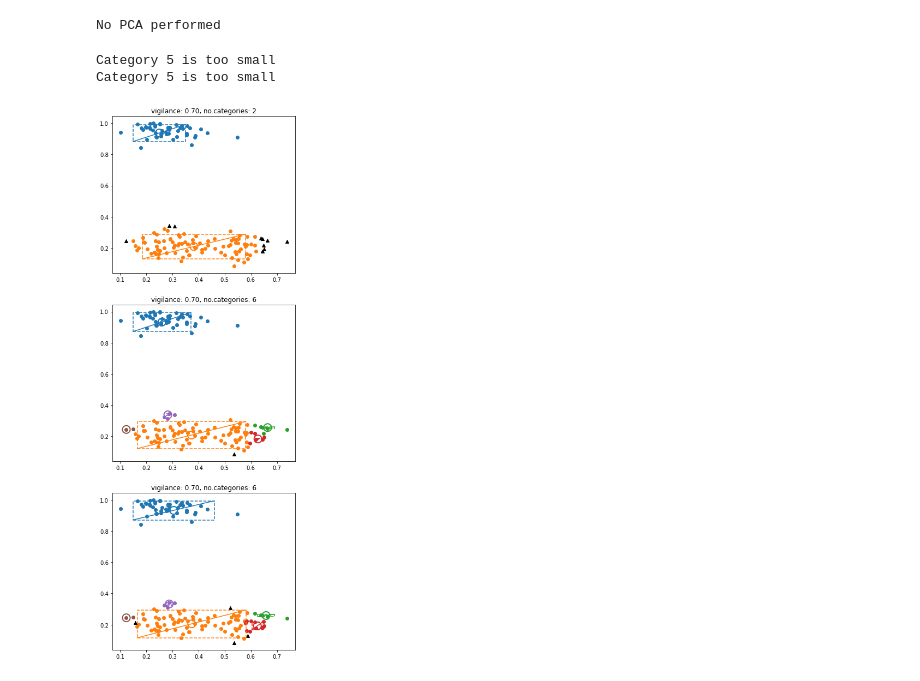
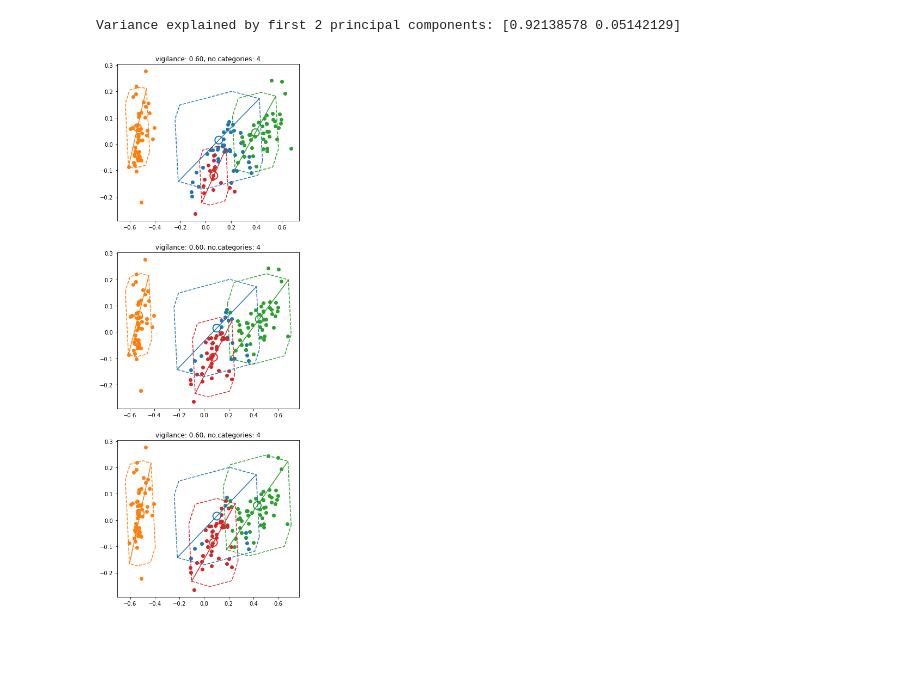
Before and after one commit to anish-lu-yihe/art, a Jupyter notebook: fuzzyART_thru_train.ipynb, the cells around one changed output. Drawn from its saved outputs; the diff is of its cells as text; code cells hidden in the pictures; blank space fills up the shorter version.

```diff
--- a/fuzzyART_thru_train.ipynb
+++ b/fuzzyART_thru_train.ipynb
@@ -4,10 +4,10 @@ from kit_handy import *
 from kit_painting import *
 import matplotlib.pyplot as plt
 # %%
-alldata, label_true = load_data('gaussian2d') # iris
+alldata, label_true = load_data('iris') #'gaussian2d') #
 pca_painter = PaintPCA(alldata)
 # %% [output]
-No PCA performed
+Variance explained by first 2 principal components: [0.92138578 0.05142129]
 # %%
 np.random.shuffle(alldata)
 
@@ -20,38 +20,36 @@ fig, axs = plt.subplots(no_epoch, 1,
 #pca_painter.scatter(axs[0], label_true)
 #axs[0].set_title("true data")
 
 # init
-rho=0.7
-net = FuzzyART(alpha=0.5, gamma=.1, rho=rho)
+rho=0.6
+net = FuzzyART(alpha=0.5, gamma=.00001, rho=rho)
 
-for ax, data in zip(axs, alldata.reshape(no_epoch, -1, 2)):
+for ax, data in zip(axs, alldata.reshape(no_epoch, -1, 4)):
 
     # train
-    net.train(data) # each epoch, all data is shuffled
-    label_predall = net.test(alldata)
+    net.train(data, s=-.1) # each epoch, all data is shuffled
+    label_predall = net.test(alldata, s=0)
     label_pred = label_predall[:, 0].astype(int)
 
     # plot
     # pred
     pca_painter.scatter(ax, label_pred, alldata)
 
     # bipole and centre
     pca_painter.tripole(ax, *net.getcat_bipole())
 
     # boundary
     ax.set_prop_cycle(None)
     pca_painter.boundary(ax, net.getcat_vertex())
 
     # info
     cat_number = net.w.shape[0]
     ax.set_title('vigilance: {:.2f}, no.categories: {}'.format(rho, cat_number))
 
 
 # save fig
 simname = 'var_rho{:d}'.format(int(rho*100))
 dirname = '_simcache'
 #savefigure_datetime(fig, simname, dirname)
 # %% [output]
-Category 5 is too small
-Category 5 is too small
-[figure, old version]
+[figure, new version]
```
Also changed, not shown: parts of 6 cells of this notebook, 2 other files.
